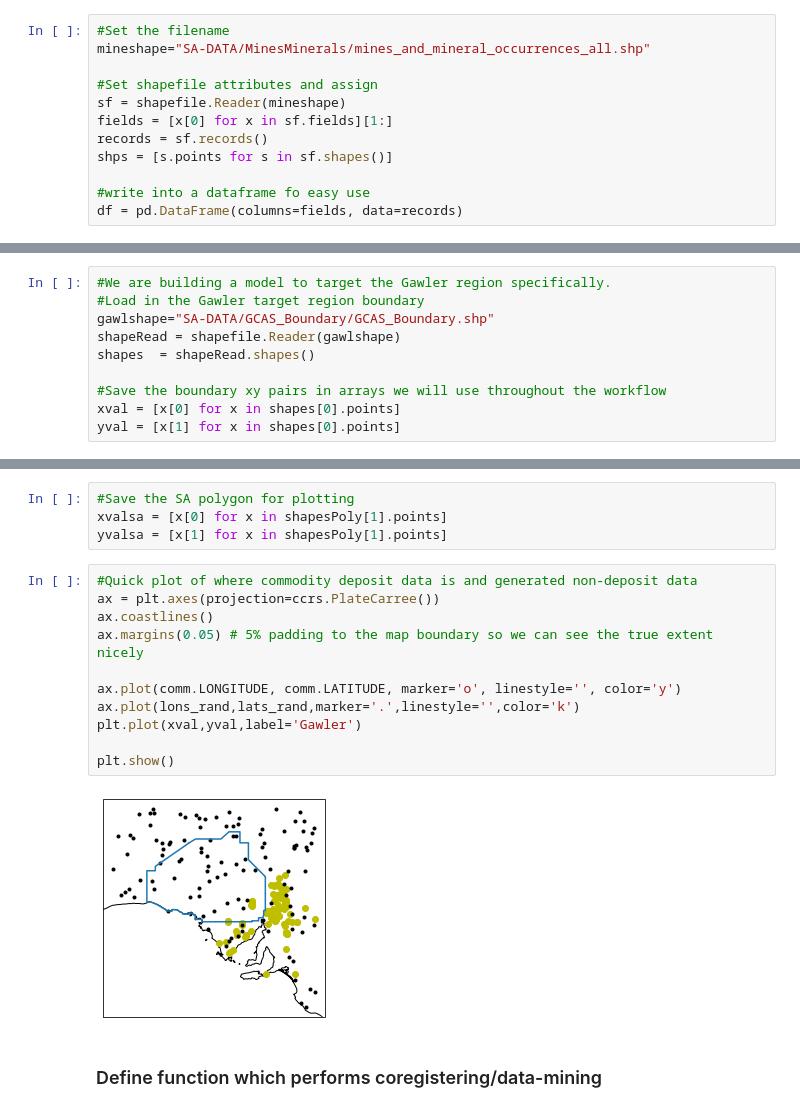
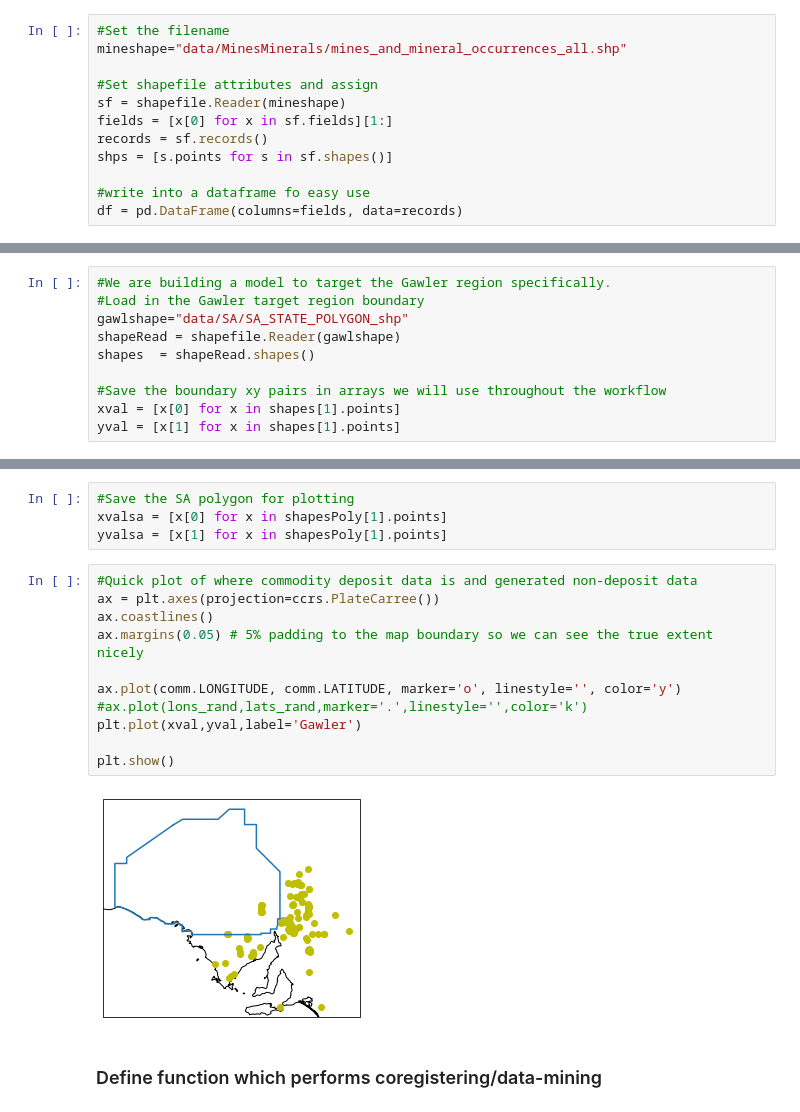
Before and after one commit to Sydney-Informatics-Hub/geopython-pawsey, a Jupyter notebook: _ipynb/01-build_the_data.ipynb, the cells around one changed output, grey strips where cells are left out. Cells and saved outputs as stored; diff of their text form.

Commit message:
updated notebooks added new data

```diff
--- a/_ipynb/01-build_the_data.ipynb
+++ b/_ipynb/01-build_the_data.ipynb
@@ -154,6 +163,6 @@ The most importantt dataset for this workflow is the currently known locations o
 # %%
 #Set the filename
-mineshape="SA-DATA/MinesMinerals/mines_and_mineral_occurrences_all.shp"
+mineshape="data/MinesMinerals/mines_and_mineral_occurrences_all.shp"
 
 #Set shapefile attributes and assign
 sf = shapefile.Reader(mineshape)
@@ -183,13 +192,13 @@ df
 # %%
 #We are building a model to target the Gawler region specifically.
 #Load in the Gawler target region boundary
-gawlshape="SA-DATA/GCAS_Boundary/GCAS_Boundary.shp"
+gawlshape="data/SA/SA_STATE_POLYGON_shp"
 shapeRead = shapefile.Reader(gawlshape)
 shapes  = shapeRead.shapes()
 
 #Save the boundary xy pairs in arrays we will use throughout the workflow
-xval = [x[0] for x in shapes[0].points]
-yval = [x[1] for x in shapes[0].points]
+xval = [x[0] for x in shapes[1].points]
+yval = [x[1] for x in shapes[1].points]
 # %% [markdown]
 ### Set the commodity we want to target
 # %%
@@ -511,16 +516,16 @@ yvalsa = [x[1] for x in shapesPoly[1].points]
 # %%
 #Quick plot of where commodity deposit data is and generated non-deposit data
 ax = plt.axes(projection=ccrs.PlateCarree())
 ax.coastlines()
 ax.margins(0.05) # 5% padding to the map boundary so we can see the true extent nicely
 
 ax.plot(comm.LONGITUDE, comm.LATITUDE, marker='o', linestyle='', color='y')
-ax.plot(lons_rand,lats_rand,marker='.',linestyle='',color='k')
+#ax.plot(lons_rand,lats_rand,marker='.',linestyle='',color='k')
 plt.plot(xval,yval,label='Gawler')
 
 plt.show()
 # %% [output]
-[figure, old version]
+[figure, new version]
 # %% [markdown]
 ### Define function which performs coregistering/data-mining
 # %%
```
Also changed, not shown: parts of 22 cells of this notebook, 56 other files.
